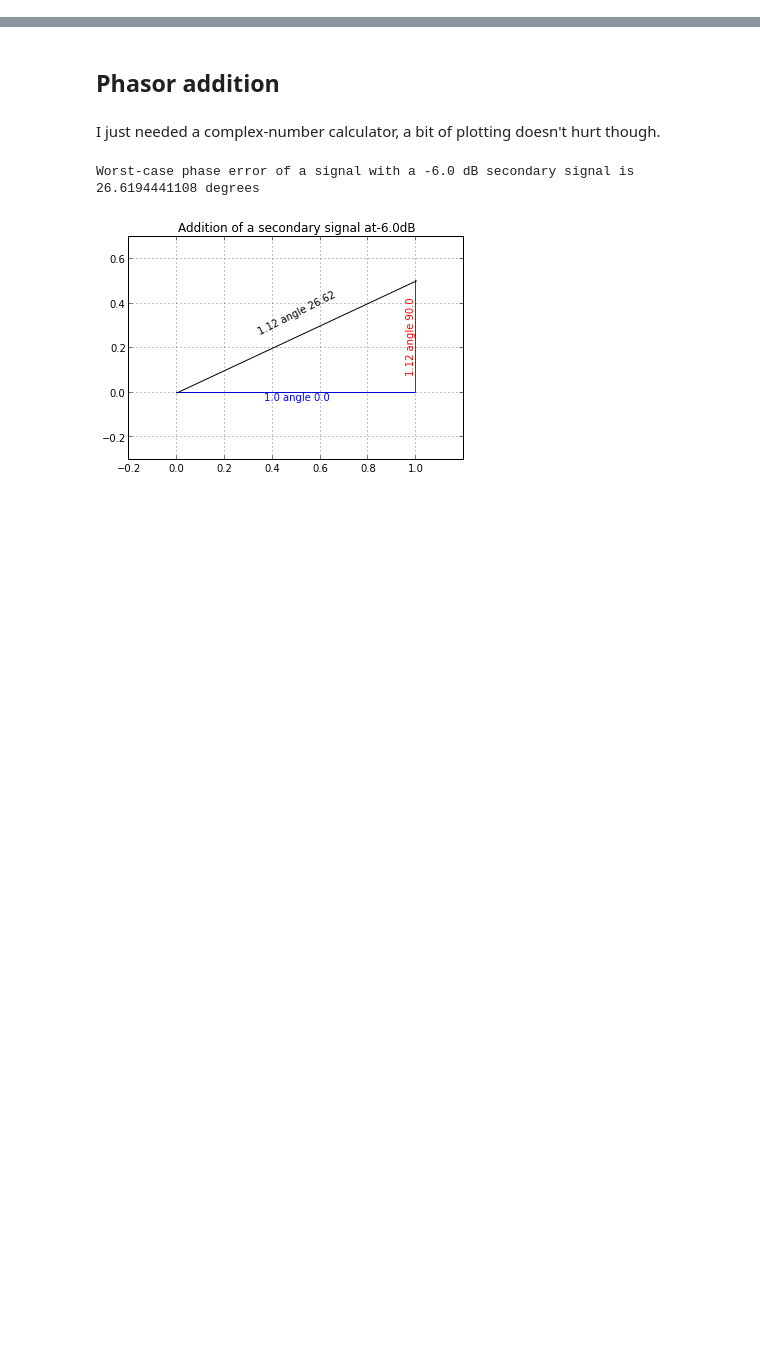
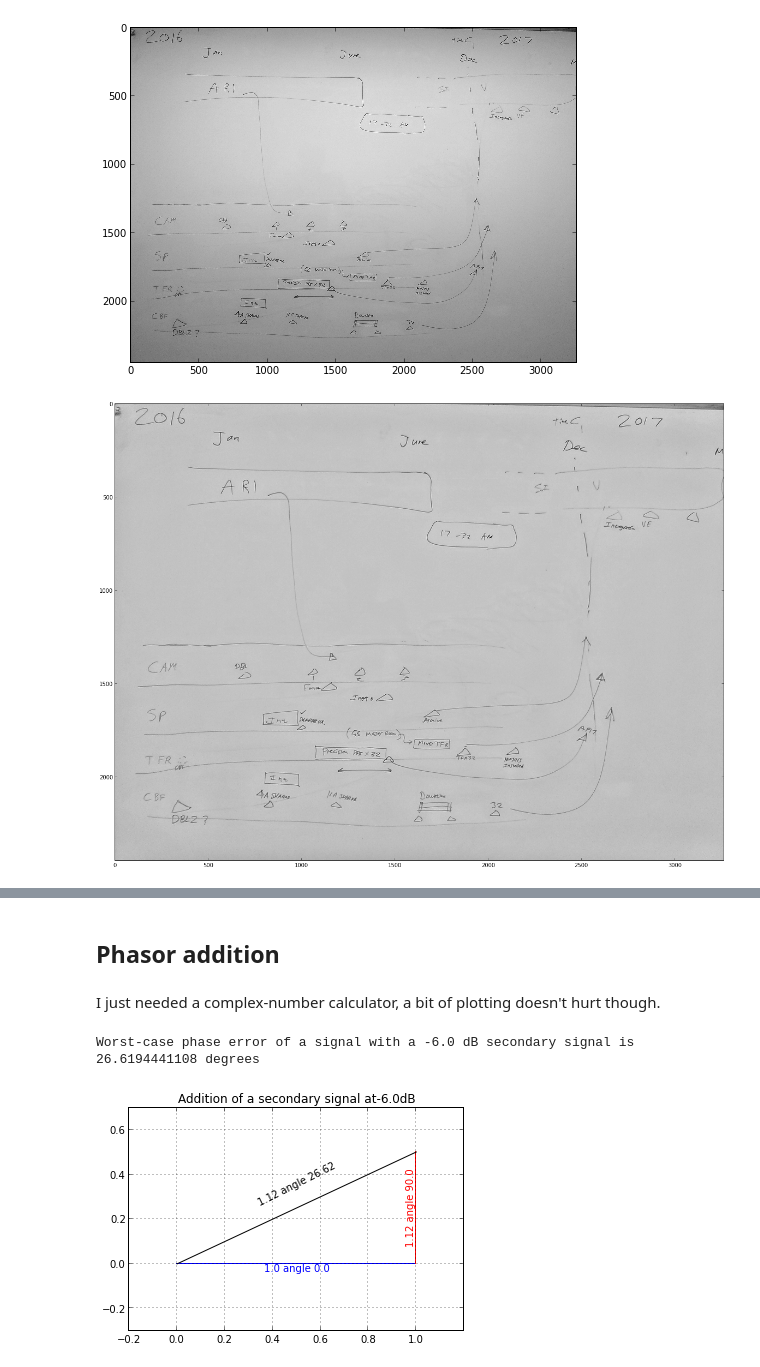
Before and after one commit to thomasska/ipython-notebooks, a Jupyter notebook: Thomas Sandbox.ipynb, the cells around one changed output, grey strips where cells are left out. Saved outputs shown, nothing was run; the diff lists cells and outputs as text; code cells hidden in the pictures; blank space fills up the shorter version.

```diff
--- a/Thomas Sandbox.ipynb
+++ b/Thomas Sandbox.ipynb
@@ -2,0 +46,43 @@
+# %%
+crop=4096;
+filt=20;
+
+import Image, numpy, PIL
+A=imread('IMG_20151012_124428.jpg')
+shape(A)
+A=A[:crop,:crop,1];
+
+figure(figsize=(8,8))
+imgplot = plt.imshow(A)
+imgplot.set_cmap('gray')
+
+AF = numpy.fft.fft2(A)
+AF=np.roll(np.roll(AF,crop/2,axis=1),crop/2,axis=0)
+
+#figure(figsize=(12,12));    imgplotf = plt.imshow(10*log10(real(abs(AF))))
+
+
+#AFnew = AF.copy()
+#AFnew[crop/2-filt:crop/2+filt,crop/2-filt:crop/2+filt] = 0   # crop LF components
+#AFnew[crop/2-1:crop/2+1,crop/2-1:crop/2+1] = AF[crop/2-1:crop/2+1,crop/2-1:crop/2+1]   # preserve DC
+
+FF = ones(shape(AF));
+h = hamming(filt)
+hh = sqrt(outer(h,h))
+HH=np.roll(np.roll(hh,filt/2,axis=1),filt/2,axis=0)
+FF[crop/2-filt/2:crop/2+filt/2,crop/2-filt/2:crop/2+filt/2] = HH;
+FF[crop/2,crop/2] = 1;
+
+AFnew = AF * FF;
+
+#figure(figsize=(12,12));   imgplotf = plt.imshow(10*log10(real(abs(AFnew))))
+
+
+AFnew=np.roll(np.roll(AFnew,crop/2,axis=1),crop/2,axis=0)
+Anew = real(abs(numpy.fft.ifft2(AFnew)))
+figure(figsize=(20,20))
+imgplot = plt.imshow(Anew)
+imgplot.set_cmap('gray')
+# %% [output]
+[figure, added]
+[figure, added]
```
Also changed, not shown: parts of 37 cells of this notebook, 18 other files.
